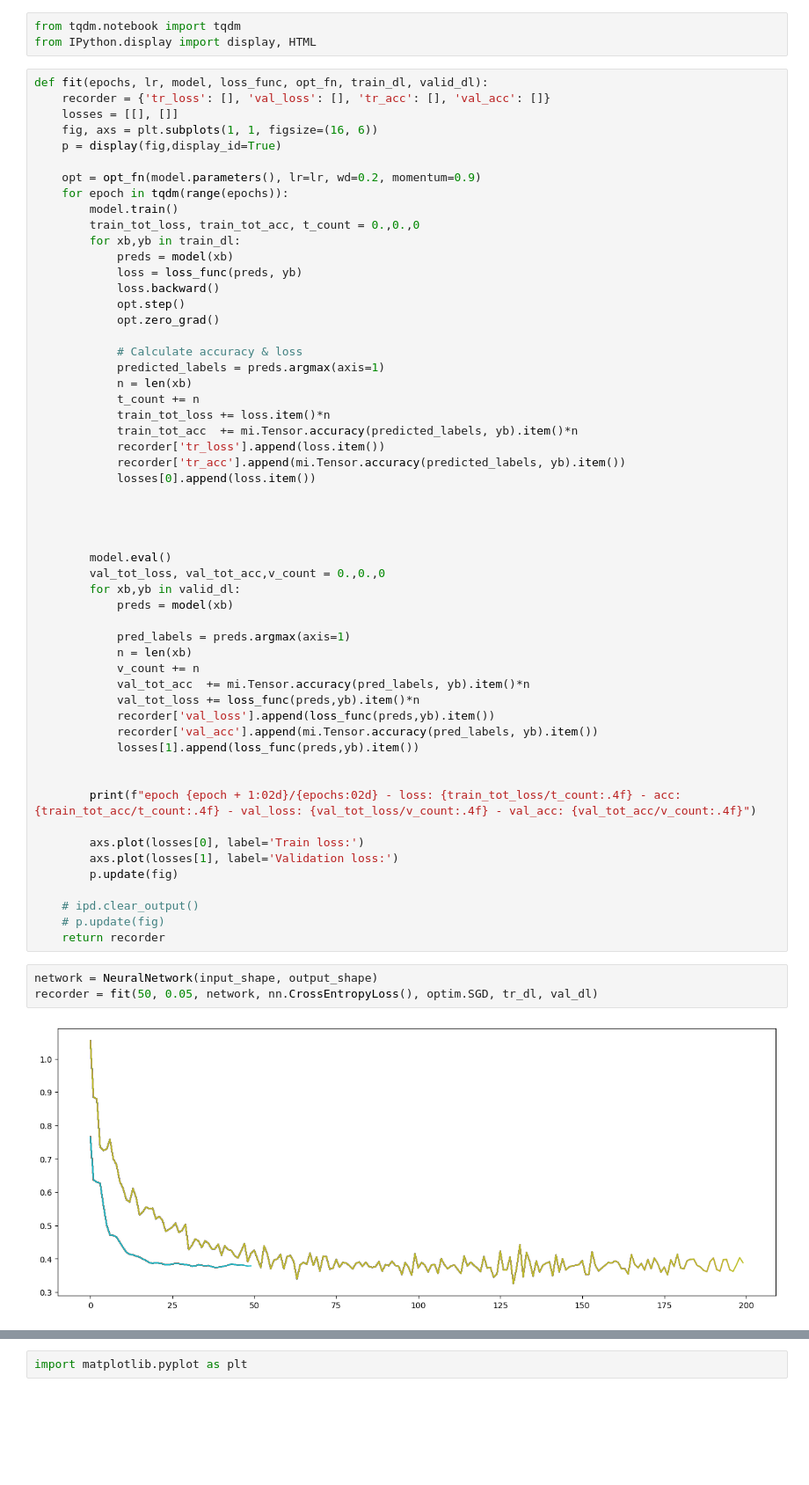
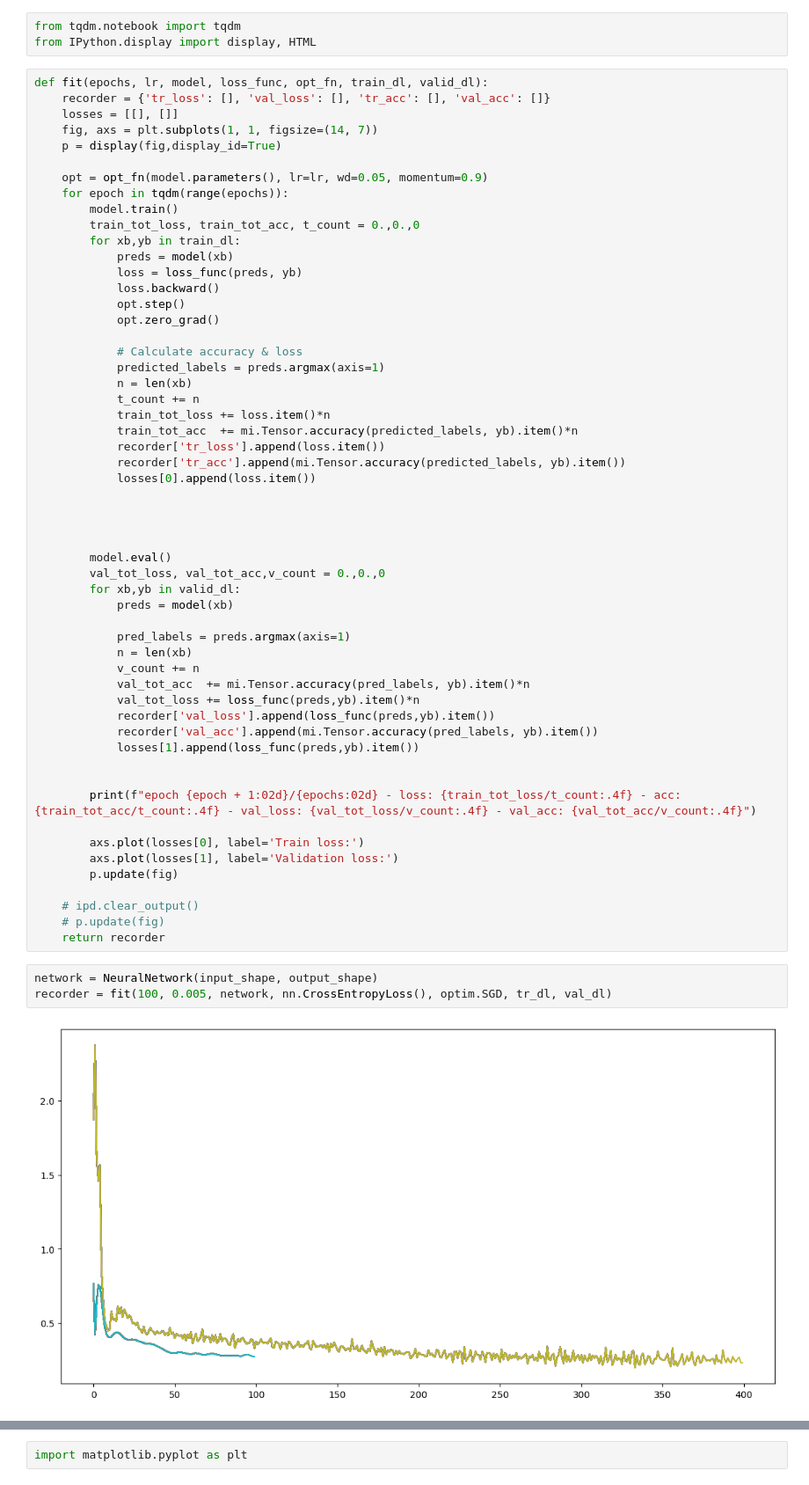
Before and after one commit to m0saan/42B2C-Cursus, a Jupyter notebook: mlp/draft.ipynb, the cells around one changed output, grey strips where cells are left out. Shown at 88% size. Cells and saved outputs as stored; diff of their text form; blank space fills up the shorter version.

```diff
--- a/mlp/draft.ipynb
+++ b/mlp/draft.ipynb
@@ -144,10 +144,10 @@ from IPython.display import display, HTML
 def fit(epochs, lr, model, loss_func, opt_fn, train_dl, valid_dl):
     recorder = {'tr_loss': [], 'val_loss': [], 'tr_acc': [], 'val_acc': []}
     losses = [[], []]
-    fig, axs = plt.subplots(1, 1, figsize=(16, 6))
+    fig, axs = plt.subplots(1, 1, figsize=(14, 7))
     p = display(fig,display_id=True)
 
-    opt = opt_fn(model.parameters(), lr=lr, wd=0.2, momentum=0.9)
+    opt = opt_fn(model.parameters(), lr=lr, wd=0.05, momentum=0.9)
     for epoch in tqdm(range(epochs)):
         model.train()
         train_tot_loss, train_tot_acc, t_count = 0.,0.,0
@@ -197,6 +197,6 @@ def fit(epochs, lr, model, loss_func, opt_fn, train_dl, valid_dl):
     return recorder
 # %%
 network = NeuralNetwork(input_shape, output_shape)
-recorder = fit(50, 0.05, network, nn.CrossEntropyLoss(), optim.SGD, tr_dl, val_dl)
+recorder = fit(100, 0.005, network, nn.CrossEntropyLoss(), optim.SGD, tr_dl, val_dl)
 # %% [output]
-[figure, old version]
+[figure, new version]
```
Also changed, not shown: parts of 4 cells of this notebook.
